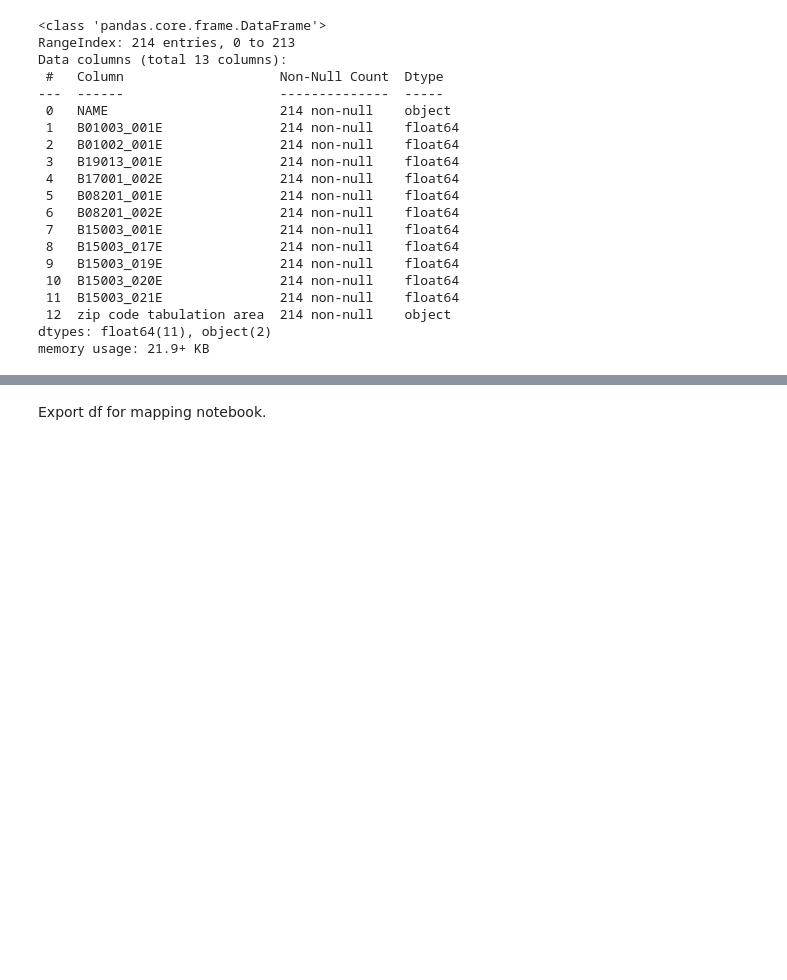
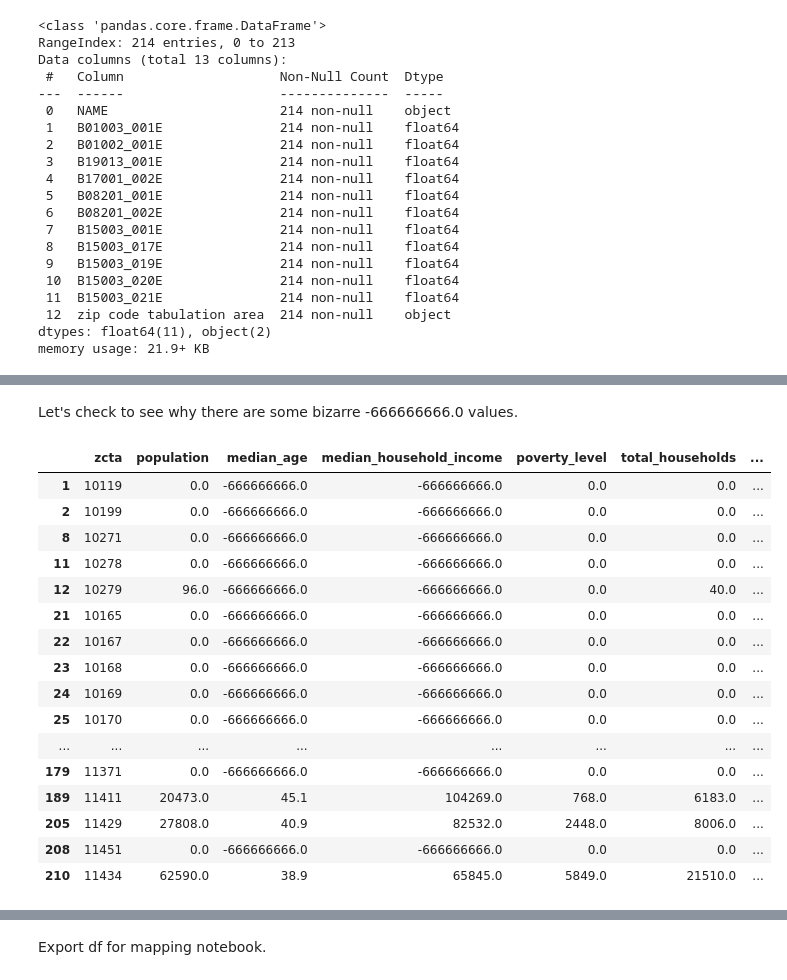
Before and after one commit to justinm0rgan/python_mapping, a Jupyter notebook: 01_data_gathering.ipynb, the cells around one changed output, grey strips where cells are left out. Drawn from its saved outputs; the diff is of its cells as text; code cells hidden in the pictures; blank space fills up the shorter version.

```diff
--- a/01_data_gathering.ipynb
+++ b/01_data_gathering.ipynb
@@ -158,16 +165,40 @@ Need to create a few features that will make it easier to visualize data.
-# %%
-# create % poverty level
-df_acs_2020['perc_poverty_level'] = df_acs_2020['poverty_level'] / df_acs_2020['population']
-# %%
-# create % with car
-df_acs_2020['perc_hh_w_vehicle'] = (df_acs_2020['total_households'] - df_acs_2020['total_households_no_vehicle']) / df_acs_2020['total_households']
-# %%
-# create % college degree
-df_acs_2020['perc_college_degree'] = \
-    (df_acs_2020['pop_25_older_associates'] + df_acs_2020['pop_25_older_bachelors'] + df_acs_2020['pop_25_older_graduate']) / df_acs_2020['pop_25_older']
 # %%
 # remove ZCTA from name col
 df_acs_2020['name']=[name[6:] for name in df_acs_2020['name']]
 # %%
 # rename name to zcta
 df_acs_2020.rename(columns={'name':'zcta'}, inplace=True)
+# %% [markdown]
+Let's check to see why there are some bizarre -666666666.0 values.
+# %%
+# function to extract secondary zip
+def extract_secondary_zip(zip_codes):
+  zip_list = zip_codes.strip().split(',')
+  return [zip_code.strip() for zip_code in zip_list[1:]]
+
+# apply function
+gdf['secondary_zip']=gdf['zcta'].apply(extract_secondary_zip)
+
+# set of zips that are secondary
+secondary_zip_set = set(zip_code for zip_codes in gdf['secondary_zip'] for zip_code in zip_codes)
+# %%
+# view zip codes in secondary zip set
+df_acs_2020[df_acs_2020['zcta'].isin(secondary_zip_set)]
+# %% [output]
+|  | zcta | population | median_age | median_household_income | poverty_level | total_households | ... |
+| 1 | 10119 | 0.0 | -666666666.0 | -666666666.0 | 0.0 | 0.0 | ... |
+| 2 | 10199 | 0.0 | -666666666.0 | -666666666.0 | 0.0 | 0.0 | ... |
+| 8 | 10271 | 0.0 | -666666666.0 | -666666666.0 | 0.0 | 0.0 | ... |
+| 11 | 10278 | 0.0 | -666666666.0 | -666666666.0 | 0.0 | 0.0 | ... |
+| 12 | 10279 | 96.0 | -666666666.0 | -666666666.0 | 0.0 | 40.0 | ... |
+| 21 | 10165 | 0.0 | -666666666.0 | -666666666.0 | 0.0 | 0.0 | ... |
+| 22 | 10167 | 0.0 | -666666666.0 | -666666666.0 | 0.0 | 0.0 | ... |
+| 23 | 10168 | 0.0 | -666666666.0 | -666666666.0 | 0.0 | 0.0 | ... |
+| 24 | 10169 | 0.0 | -666666666.0 | -666666666.0 | 0.0 | 0.0 | ... |
+| 25 | 10170 | 0.0 | -666666666.0 | -666666666.0 | 0.0 | 0.0 | ... |
+| ... | ... | ... | ... | ... | ... | ... | ... |
+| 179 | 11371 | 0.0 | -666666666.0 | -666666666.0 | 0.0 | 0.0 | ... |
+| 189 | 11411 | 20473.0 | 45.1 | 104269.0 | 768.0 | 6183.0 | ... |
+| 205 | 11429 | 27808.0 | 40.9 | 82532.0 | 2448.0 | 8006.0 | ... |
+| 208 | 11451 | 0.0 | -666666666.0 | -666666666.0 | 0.0 | 0.0 | ... |
+| 210 | 11434 | 62590.0 | 38.9 | 65845.0 | 5849.0 | 21510.0 | ... |
```
Also changed, not shown: parts of 26 cells of this notebook.
